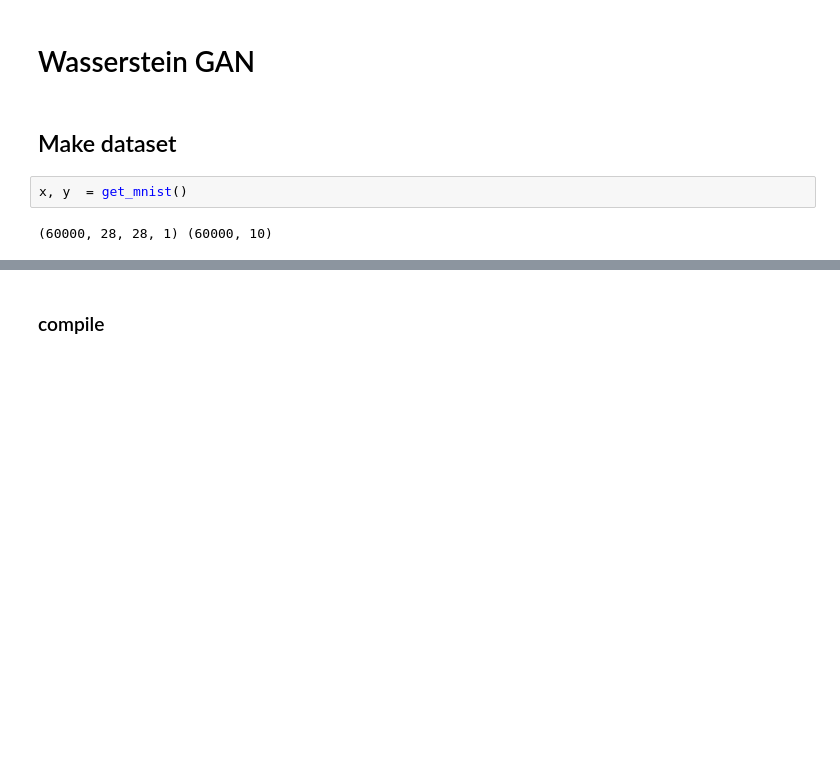
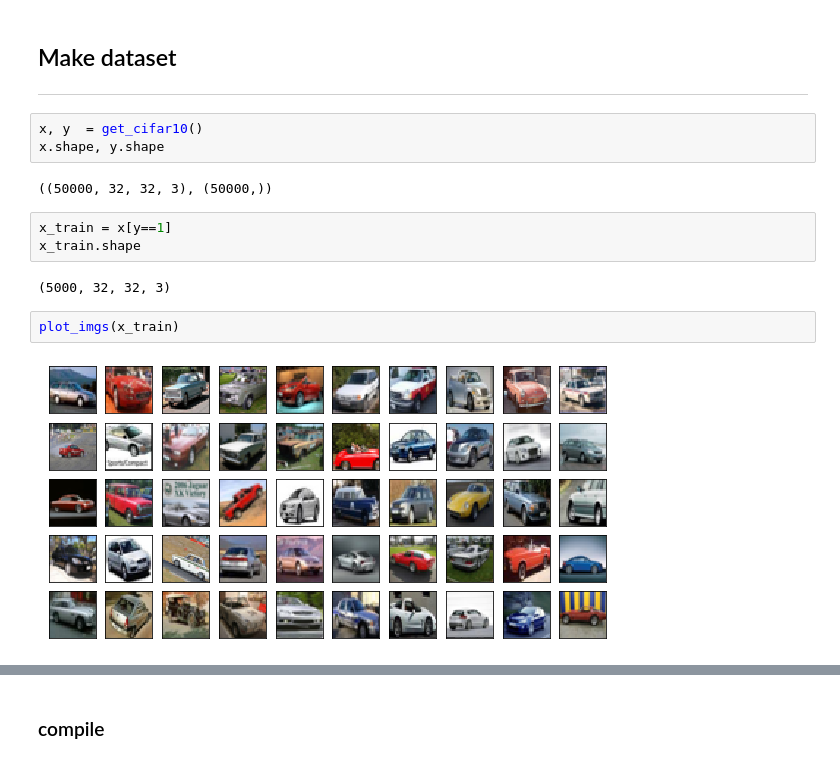
Before and after one commit to yebiny/GenerativeModels-tf2.0, a Jupyter notebook: 6-WGAN/run_wgan.ipynb, the cells around one changed output, grey strips where cells are left out. Drawn from its saved outputs; the diff is of its cells as text; blank space fills up the shorter version.

```diff
--- a/6-WGAN/run_wgan.ipynb
+++ b/6-WGAN/run_wgan.ipynb
@@ -7,8 +8,17 @@ from getData import *
-# %% [markdown]
-# Wasserstein GAN
 # %% [markdown]
 ## Make dataset
+----
-# %%
-x, y  = get_mnist()
-# %% [output]
-(60000, 28, 28, 1) (60000, 10)
+# %%
+x, y  = get_cifar10()
+x.shape, y.shape
+# %% [output]
+((50000, 32, 32, 3), (50000,))
+# %%
+x_train = x[y==1]
+x_train.shape
+# %% [output]
+(5000, 32, 32, 3)
+# %%
+plot_imgs(x_train)
+# %% [output]
+[figure, added]
```
Also changed, not shown: parts of 22 cells of this notebook, 3 other files.
